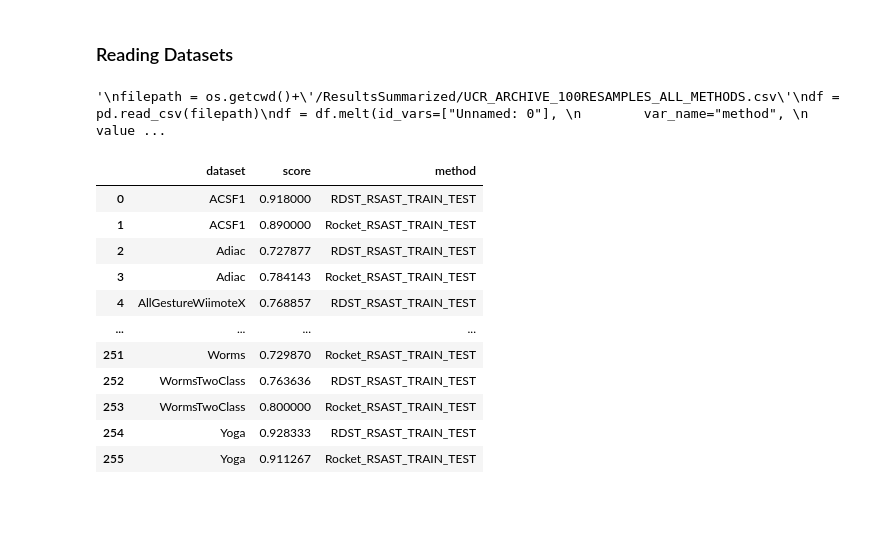
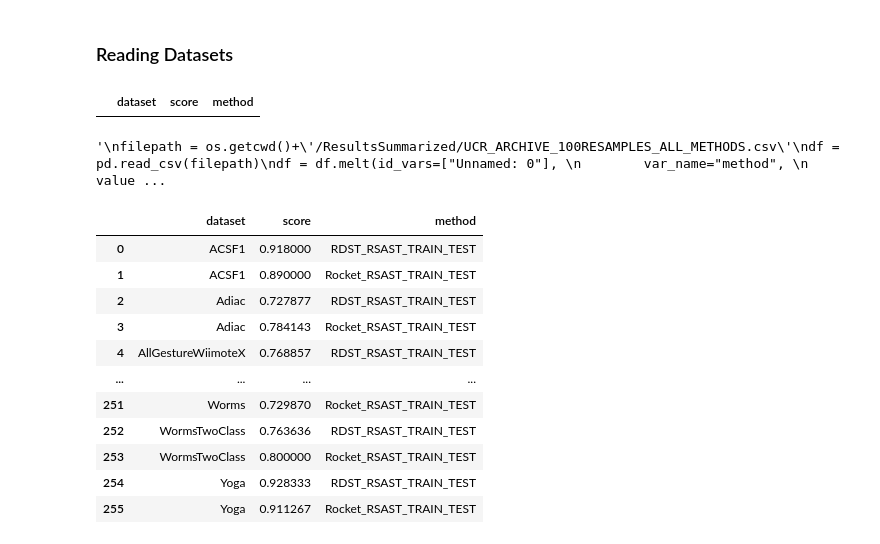
Before and after one commit to nirojasva/random_sast, a Jupyter notebook: ExperimentationRSAST/analysis_rsast_vs_other_method.ipynb, the cells around one changed output. Saved outputs shown, nothing was run; the diff lists cells and outputs as text; code cells hidden in the pictures; blank space fills up the shorter version.

```diff
--- a/ExperimentationRSAST/analysis_rsast_vs_other_method.ipynb
+++ b/ExperimentationRSAST/analysis_rsast_vs_other_method.ipynb
@@ -106,34 +106,37 @@ df_other_methods['method']=df_other_methods['filename'].str.split('_').str[0]+"_
 df_other_methods
 df_other_methods=df_other_methods.rename(columns={'folds:':'dataset','0':'score'})
 df_other_methods=df_other_methods[['dataset','score','method']]
+# %%
+# Set directory where the csv files are located
+
+filepath = os.getcwd()+'/ResultsSummarized/UCR_ARCHIVE_singleTrainTest_ALL_METHODS_MOD.csv'
+
+df = pd.read_csv(filepath)
+df = df.melt(id_vars=["Unnamed: 0"],
+        var_name="method",
+        value_name="score")
+df = df.rename(columns={'Unnamed: 0':'dataset'})
+df['method'] = df['method']+"_UCR_TRAIN_TEST"
+df=df[['dataset','score','method']]
+df_other_methods=pd.concat([df_other_methods,df])
+df[df.dataset=="StarlightCurves"]
+# %% [output]
+|  | dataset | score | method |
 # %%
 # Set directory where the csv files are located
-
-filepath = os.getcwd()+'/ResultsSummarized/UCR_ARCHIVE_singleTrainTest_ALL_METHODS.csv'
-
+"""
+filepath = os.getcwd()+'/ResultsSummarized/UCR_ARCHIVE_100RESAMPLES_ALL_METHODS_MOD.csv'
 df = pd.read_csv(filepath)
 df = df.melt(id_vars=["Unnamed: 0"],
         var_name="method",
         value_name="score")
 df = df.rename(columns={'Unnamed: 0':'dataset'})
-df['method'] = df['method']+"_UCR_TRAIN_TEST"
+df['method'] = df['method']+"_UCR_AVG_100RES"
 df=df[['dataset','score','method']]
 df_other_methods=pd.concat([df_other_methods,df])
+"""
+# %% [output]
+'\nfilepath = os.getcwd()+\'/ResultsSummarized/UCR_ARCHIVE_100RESAMPLES_ALL_METHODS.csv\'\ndf = pd.read_csv(filepath)\ndf = df.melt(id_vars=["Unnamed: 0"], \n        var_name="method", \n        value ...
-# %%
-# Set directory where the csv files are located
-"""
-filepath = os.getcwd()+'/ResultsSummarized/UCR_ARCHIVE_100RESAMPLES_ALL_METHODS.csv'
-df = pd.read_csv(filepath)
-df = df.melt(id_vars=["Unnamed: 0"],
-        var_name="method",
-        value_name="score")
-df = df.rename(columns={'Unnamed: 0':'dataset'})
-df['method'] = df['method']+"_UCR_AVG_100RES"
-df=df[['dataset','score','method']]
-df_other_methods=pd.concat([df_other_methods,df])
-"""
-# %% [output]
-'\nfilepath = os.getcwd()+\'/ResultsSummarized/UCR_ARCHIVE_100RESAMPLES_ALL_METHODS.csv\'\ndf = pd.read_csv(filepath)\ndf = df.melt(id_vars=["Unnamed: 0"], \n        var_name="method", \n        value ...
 # %%
 
 # Set directory where the csv files are located
```
Also changed, not shown: parts of 9 cells of this notebook, 7 other files.
